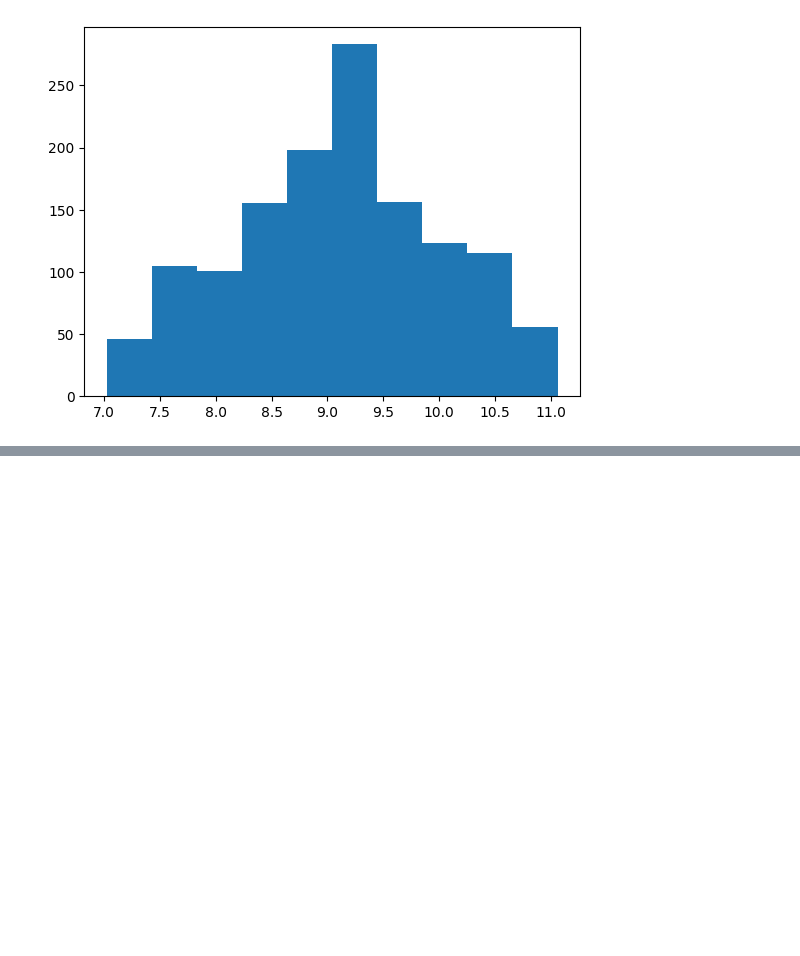
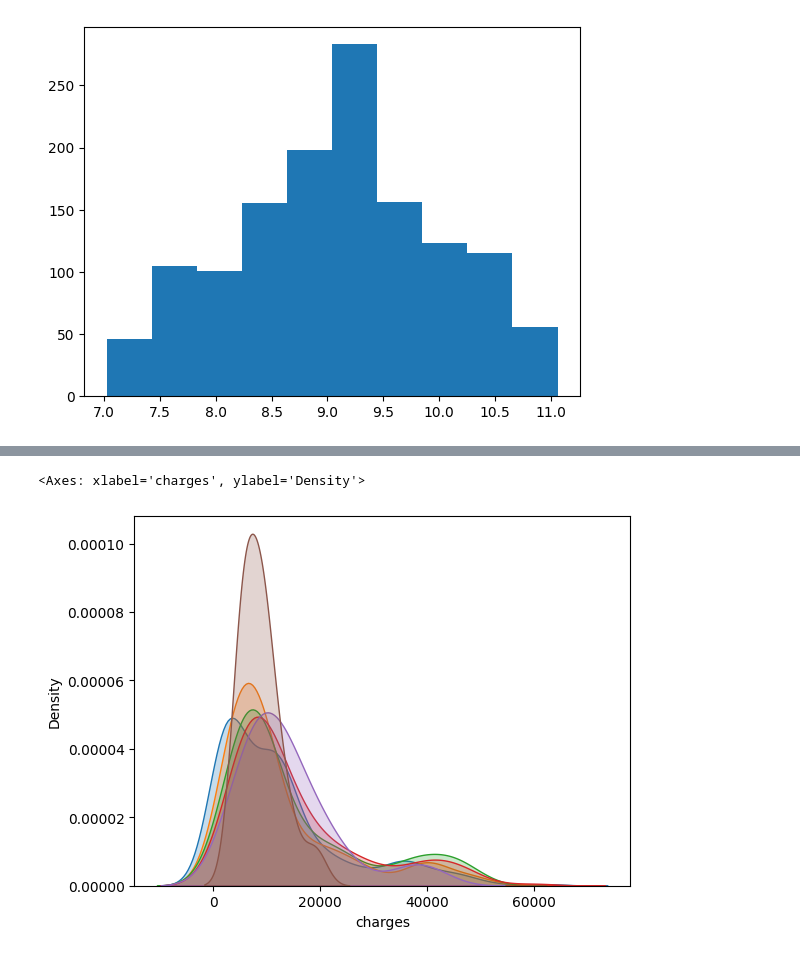
Before and after one commit to wang-lixiang/NLP, a Jupyter notebook: 保险花销预测进阶.ipynb, the cells around one changed output, grey strips where cells are left out. Saved outputs shown, nothing was run; the diff lists cells and outputs as text; code cells hidden in the pictures; blank space fills up the shorter version.

```diff
--- a/保险花销预测进阶.ipynb
+++ b/保险花销预测进阶.ipynb
@@ -31,0 +53,10 @@ plt.hist(np.log(data['charges']))
+# %%
+sns.kdeplot(data.loc[data.children==0,'charges'],fill=True,label='children0')
+sns.kdeplot(data.loc[data.children==1,'charges'],fill=True,label='children1')
+sns.kdeplot(data.loc[data.children==2,'charges'],fill=True,label='children2')
+sns.kdeplot(data.loc[data.children==3,'charges'],fill=True,label='children3')
+sns.kdeplot(data.loc[data.children==4,'charges'],fill=True,label='children4')
+sns.kdeplot(data.loc[data.children==5,'charges'],fill=True,label='children5')
+# %% [output]
+<Axes: xlabel='charges', ylabel='Density'>
+[figure, added]
```
Also changed, not shown: parts of 17 cells of this notebook, 1 other file.
